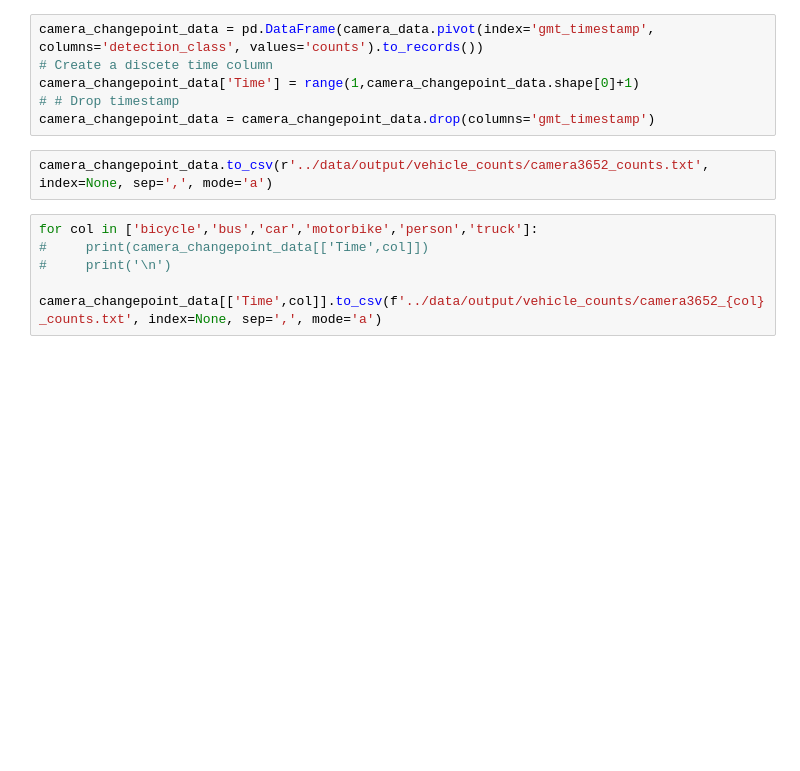
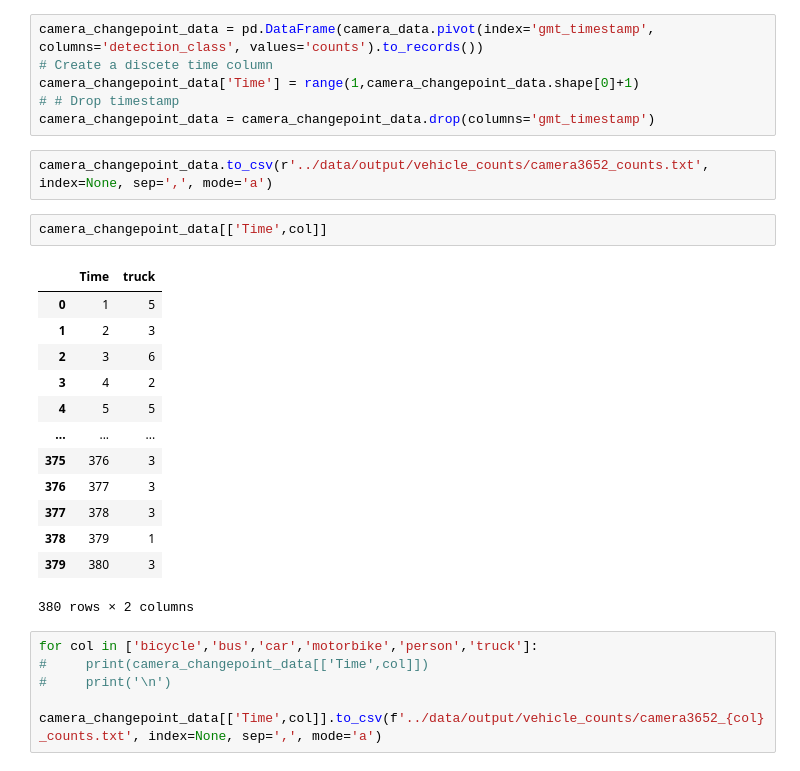
Before and after one commit to YannisZa/probabilistic_traffic_flow_modelling, a Jupyter notebook: notebooks/turing_camera_counts_data_exploration.ipynb, the cells around one changed output. Drawn from its saved outputs; the diff is of its cells as text; blank space fills up the shorter version.

```diff
--- a/notebooks/turing_camera_counts_data_exploration.ipynb
+++ b/notebooks/turing_camera_counts_data_exploration.ipynb
@@ -80,6 +80,22 @@ camera_changepoint_data['Time'] = range(1,camera_changepoint_data.shape[0]+1)
 camera_changepoint_data = camera_changepoint_data.drop(columns='gmt_timestamp')
 # %%
 camera_changepoint_data.to_csv(r'../data/output/vehicle_counts/camera3652_counts.txt', index=None, sep=',', mode='a')
+# %%
+camera_changepoint_data[['Time',col]]
+# %% [output]
+|  | Time | truck |
+| 0 | 1 | 5 |
+| 1 | 2 | 3 |
+| 2 | 3 | 6 |
+| 3 | 4 | 2 |
+| 4 | 5 | 5 |
+| ... | ... | ... |
+| 375 | 376 | 3 |
+| 376 | 377 | 3 |
+| 377 | 378 | 3 |
+| 378 | 379 | 1 |
+| 379 | 380 | 3 |
+380 rows × 2 columns
 # %%
 for col in ['bicycle','bus','car','motorbike','person','truck']:
 #     print(camera_changepoint_data[['Time',col]])
```
Also changed, not shown: parts of 1 cell of this notebook, 12 other files.
